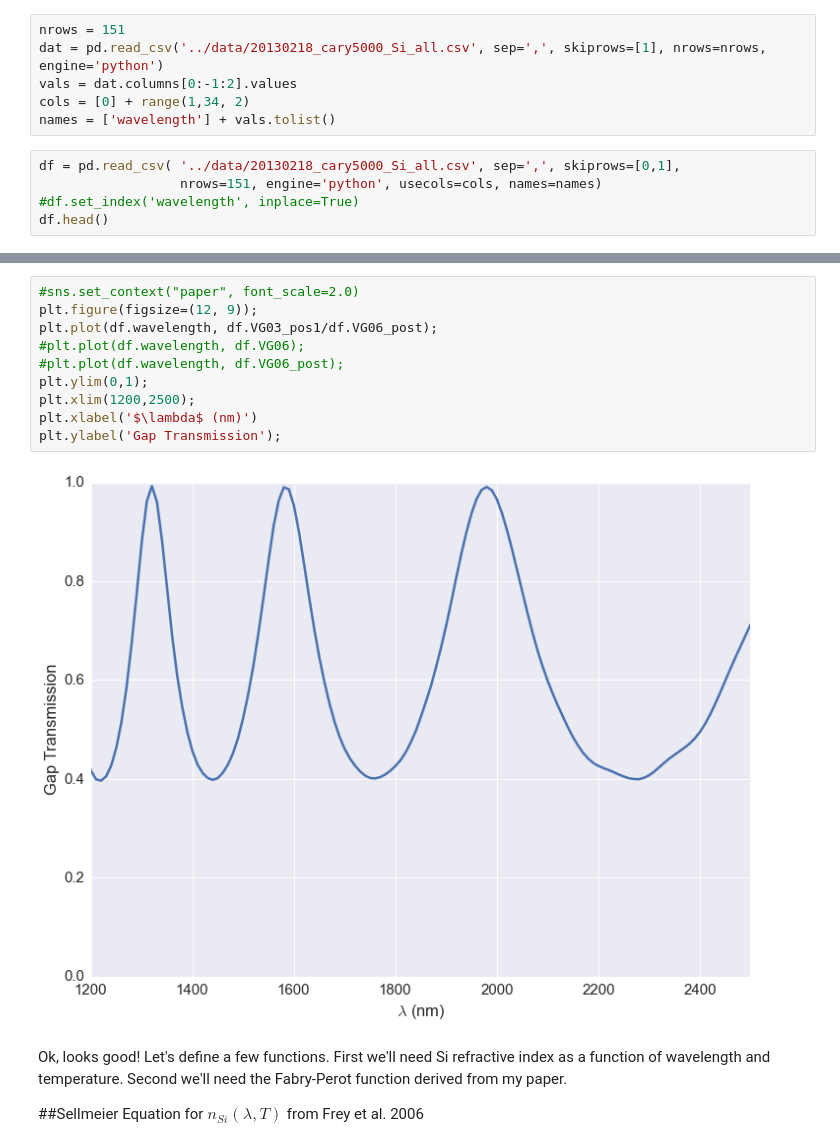
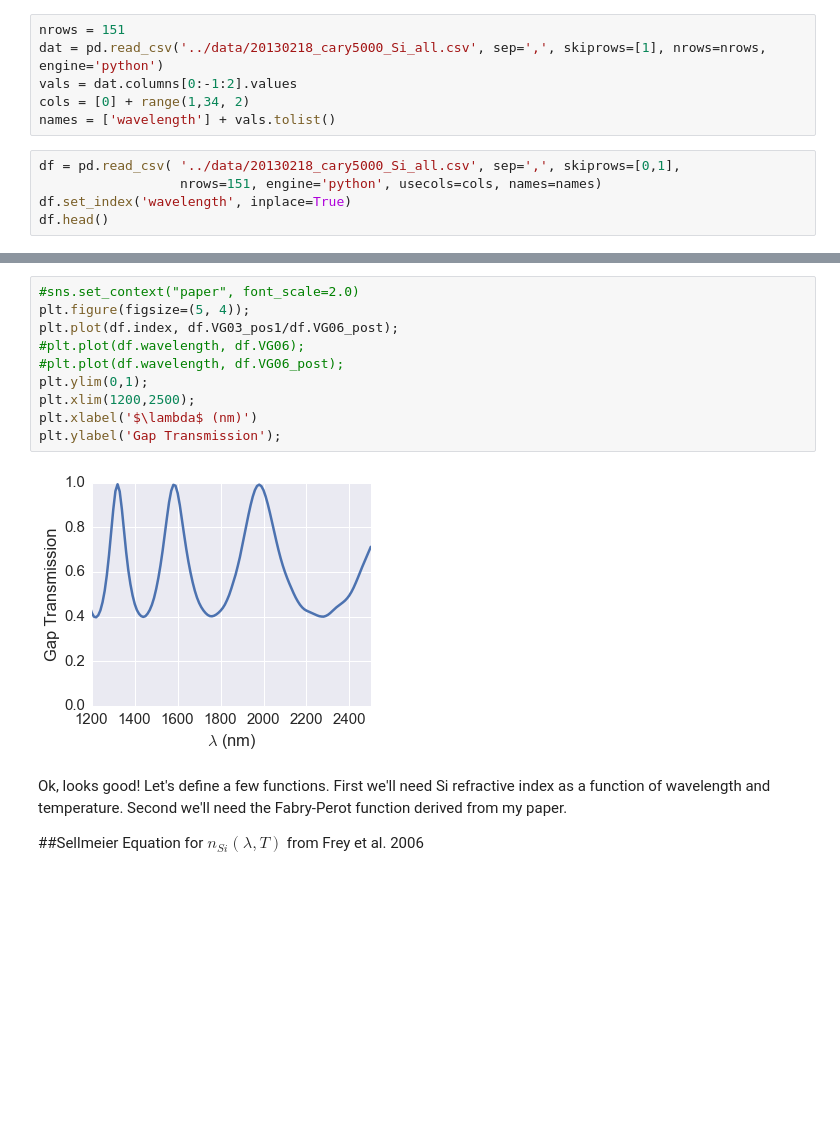
Before and after one commit to Echelle/AO_bonding_paper, a Jupyter notebook: notebooks/SiGaps_01.ipynb, the cells around one changed output, grey strips where cells are left out. Saved outputs shown, nothing was run; the diff lists cells and outputs as text; blank space fills up the shorter version.

```diff
--- a/notebooks/SiGaps_01.ipynb
+++ b/notebooks/SiGaps_01.ipynb
@@ -36,6 +47,6 @@ names = ['wavelength'] + vals.tolist()
 # %%
 df = pd.read_csv( '../data/20130218_cary5000_Si_all.csv', sep=',', skiprows=[0,1],
                   nrows=151, engine='python', usecols=cols, names=names)
-#df.set_index('wavelength', inplace=True)
+df.set_index('wavelength', inplace=True)
 df.head()
 # %% [output]
@@ -55,15 +67,15 @@ plt.title(u'Transmission through bonded Si');
 # %%
 #sns.set_context("paper", font_scale=2.0)
-plt.figure(figsize=(12, 9));
-plt.plot(df.wavelength, df.VG03_pos1/df.VG06_post);
+plt.figure(figsize=(5, 4));
+plt.plot(df.index, df.VG03_pos1/df.VG06_post);
 #plt.plot(df.wavelength, df.VG06);
 #plt.plot(df.wavelength, df.VG06_post);
 plt.ylim(0,1);
 plt.xlim(1200,2500);
 plt.xlabel('$\lambda$ (nm)')
 plt.ylabel('Gap Transmission');
 # %% [output]
-[figure, old version]
+[figure, new version]
 # %% [markdown]
 Ok, looks good!  Let's define a few functions.  First we'll need Si refractive index as a function of wavelength and temperature.  Second we'll need the Fabry-Perot function derived from my paper.
 
```
Also changed, not shown: parts of 8 cells of this notebook.
